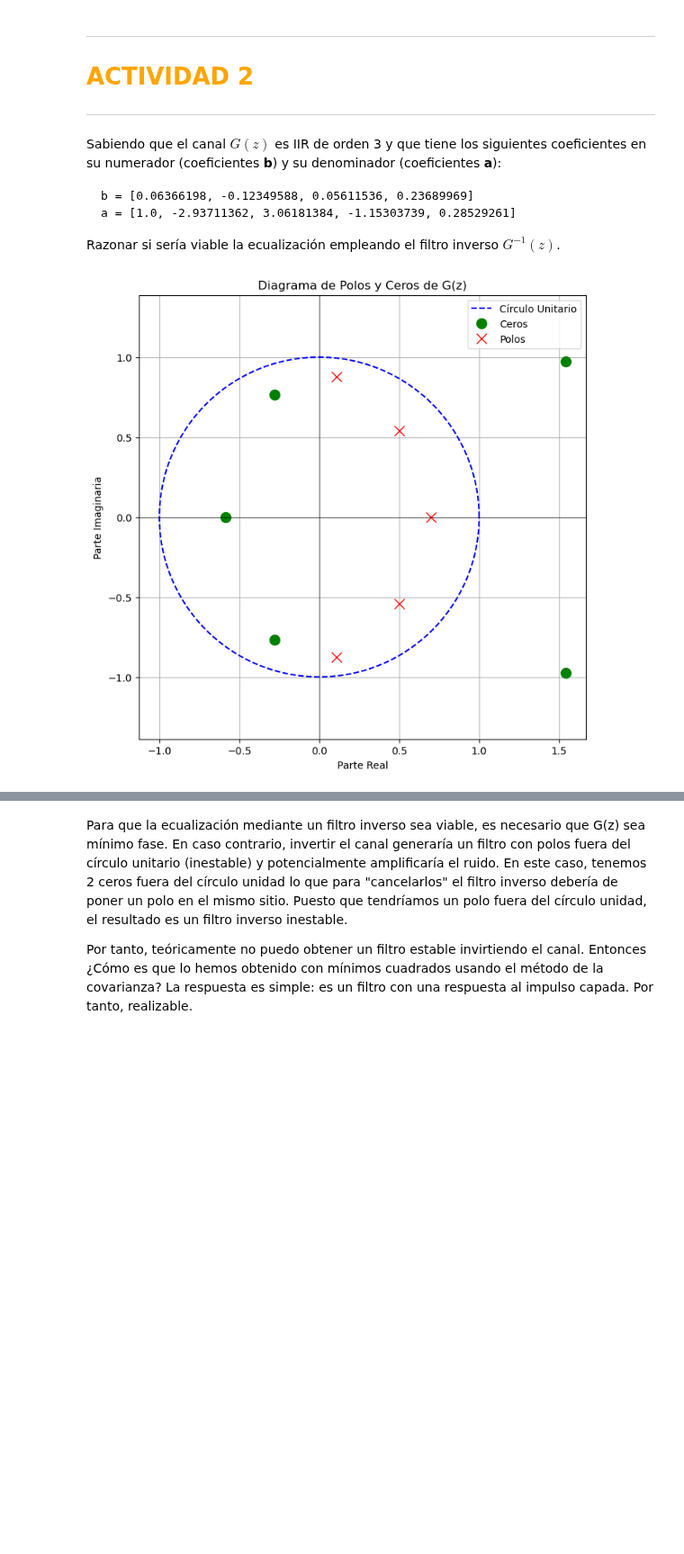
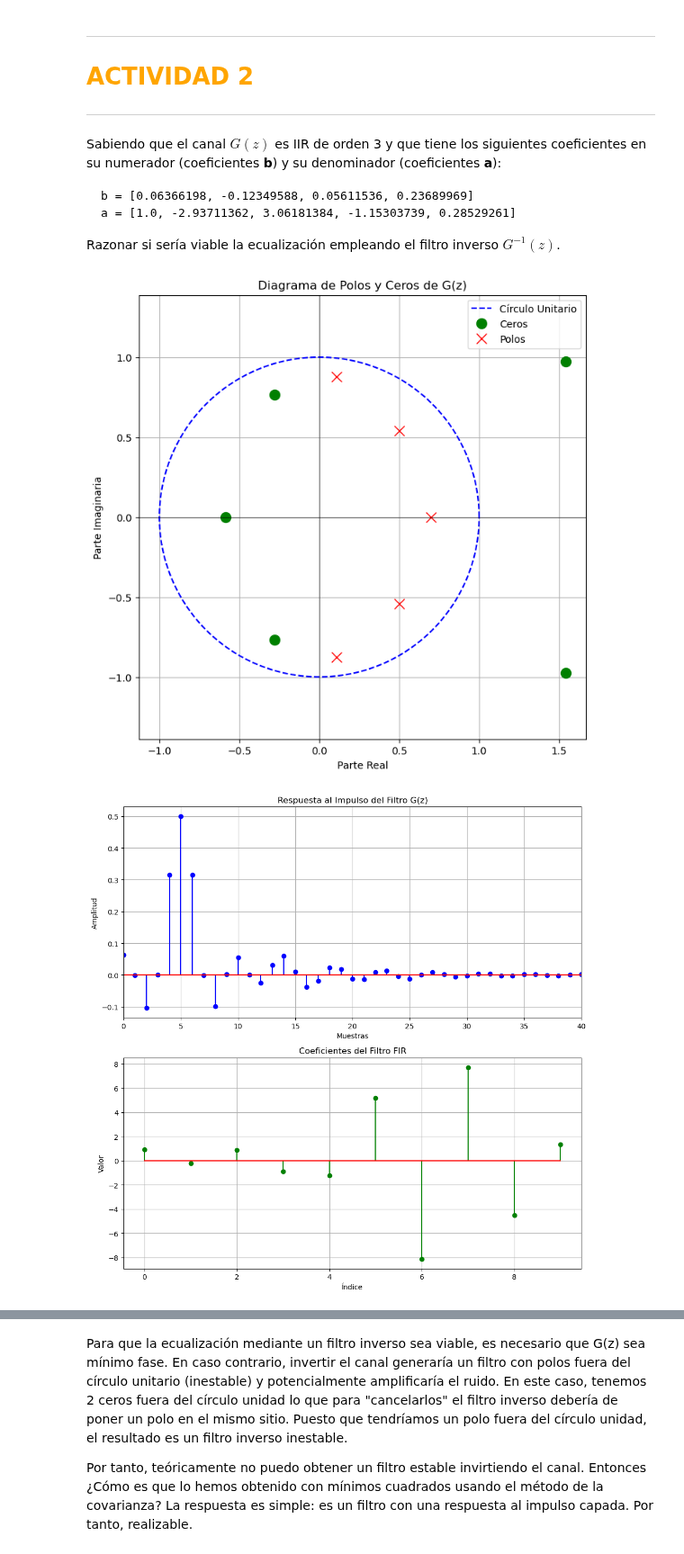
Before and after one commit to DANIABLO-cyber/TDS, a Jupyter notebook: TDS/P3/PRÁCTICA_3_TDS copy.ipynb, the cells around one changed output, grey strips where cells are left out. Shown at 90% size. Drawn from its saved outputs; the diff is of its cells as text; code cells hidden in the pictures; blank space fills up the shorter version.

```diff
--- a/TDS/P3/PRÁCTICA_3_TDS copy.ipynb
+++ b/TDS/P3/PRÁCTICA_3_TDS copy.ipynb
@@ -316,48 +318,67 @@ a = np.array([1.0, -1.91931932, 2.39480009, -1.97724845, 1.05217674, -0.29576503
 # !! CALCULO DE CEROS Y POLOS DE G(z) !!
 # La función tf2zpk convierte los coeficientes en ceros, polos y ganancia.
 zeros, poles, k = signal.tf2zpk(b, a)
 
 
 # !! DIAGRAMA DE POLOS Y CEROS !!
 plt.figure(figsize=(8, 8))
 # Dibuja el círculo unitario para referencia
 theta = np.linspace(0, 2 * np.pi, 400)
 plt.plot(np.cos(theta), np.sin(theta), 'b--', label='Círculo Unitario')
 # Plotea los ceros en verde (círculos) y los polos en rojo (cruces)
 plt.plot(np.real(zeros), np.imag(zeros), 'go', markersize=10, label='Ceros')
 plt.plot(np.real(poles), np.imag(poles), 'rx', markersize=10, label='Polos')
 # Configuración del gráfico
 plt.title('Diagrama de Polos y Ceros de G(z)')
 plt.xlabel('Parte Real')
 plt.ylabel('Parte Imaginaria')
 plt.axhline(0, color='black', lw=0.5)
 plt.axvline(0, color='black', lw=0.5)
 plt.grid(True)
 plt.legend()
 plt.axis('equal')  # Asegura que el eje x e y tengan la misma escala
 plt.show()
 
 
-# !! RESPUESTA AL IMPULSO DEL FILTRO G(z) !!
-# ! Comprobar que convolucionando la respuesta al impulso con la señal de entrada se obtiene la salida dada
-# # Generar una señal delta (impulso unitario)
-# impulse = np.zeros(100)  # Longitud de la respuesta al impulso
-# impulse[0] = 1  # Impulso unitario en la primera posición
+#! Extra:
+# Generar una señal delta (impulso unitario)
+impulse = np.zeros(100)  # Longitud de la respuesta al impulso
+impulse[0] = 1  # Impulso unitario en la primera posición
 
-# # Calcular la respuesta al impulso usando lfilter
-# impulse_response = signal.lfilter(b, a, impulse)
+# Calcular la respuesta al impulso usando lfilter
+g = signal.lfilter(b, a, impulse)
+# Graficar la respuesta al impulso
+plt.figure(figsize=(10, 10))
 
-# # Graficar la respuesta al impulso
-# plt.figure(figsize=(10, 4))
-# plt.subplot(1, 2, 1)
-# plt.stem(impulse_response, linefmt='b-', markerfmt='bo', basefmt='r-')
-# plt.title('Respuesta al Impulso del Filtro G(z)')
-# plt.xlabel('Muestras'), plt.ylabel('Amplitud')
-# plt.xlim(0, 40)  # Limitar el eje x para ver mejor la respuesta
-# plt.grid()
-# plt.show()
+# Subplot 1: Respuesta al impulso del filtro G(z)
+plt.subplot(2, 1, 1)
+plt.stem(g, linefmt='b-', markerfmt='bo', basefmt='r-')
+plt.title('Respuesta al Impulso del Filtro G(z)')
+plt.xlabel('Muestras')
+plt.ylabel('Amplitud')
+plt.xlim(0, 40)  # Limitar el eje x para ver mejor la respuesta
+plt.grid()
 
-# plt.subplot(1, 2, 2)
-# plt.stem(h, 'o-', label='Coeficientes del Filtro FIR')
+# Subplot 2: Coeficientes del filtro FIR
+plt.subplot(2, 1, 2)
+plt.stem(h, linefmt='g-', markerfmt='go', basefmt='r-')
+plt.title('Coeficientes del Filtro FIR')
+plt.xlabel('Índice')
+plt.ylabel('Valor')
+plt.grid()
+
+plt.tight_layout()
+plt.show()
+
+
+# Represenar g*h
+plt.figure(figsize=(10, 5))
+plt.stem(np.convolve(g, h), linefmt='b-', markerfmt='bo', basefmt='r-')
+plt.title('Respuesta al Impulso del Filtro G(z) Convolucionado con h')
+plt.xlabel('Muestras')
+plt.ylabel('Amplitud')
+plt.xlim(0, 40)  # Limitar el eje x para ver mejor la respuesta
+plt.grid()
 # %% [output]
 [figure]
+[figure, added]
```
Also changed, not shown: parts of 3 cells of this notebook, 4 other files.
